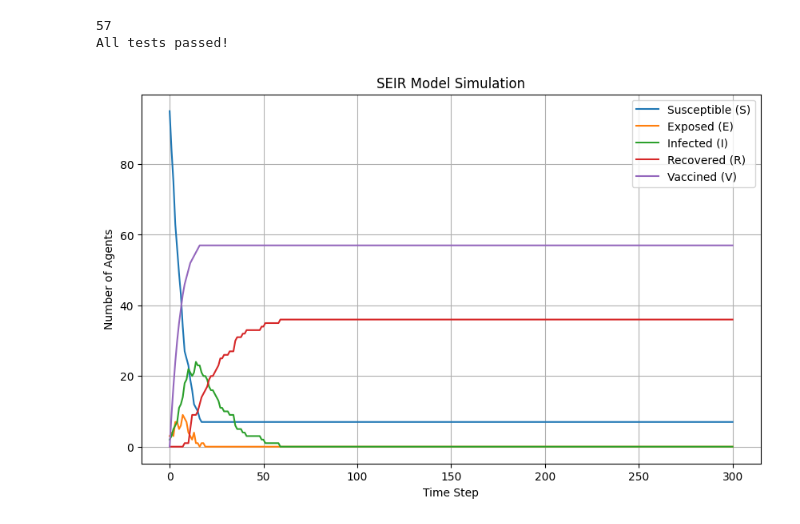
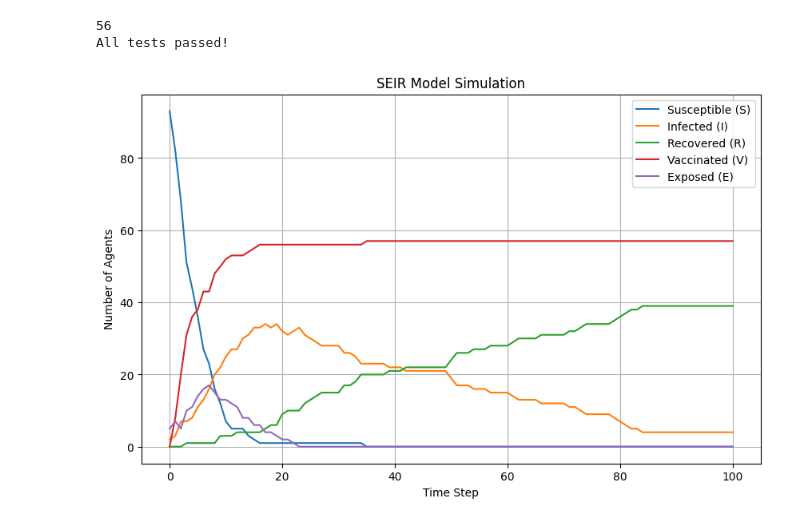
Before and after one commit to Vicks0712/Dynamic-Agent-Based-Simulations-for-SIR-Models, a Jupyter notebook: test.ipynb, the cells around one changed output. Drawn from its saved outputs; the diff is of its cells as text; code cells hidden in the pictures.

```diff
--- a/test.ipynb
+++ b/test.ipynb
@@ -90,18 +92,18 @@ import matplotlib.pyplot as plt
 
 def run_sirsv_simulation(
     num_nodes=100,
-    avg_node_degree=4,
+    avg_node_degree=6,
     initial_outbreak_size=5,
-    virus_spread_chance=0.2,
-    virus_check_frequency=0.4,
-    recovery_chance=0.3,
-    gain_resistance_chance=0.3,
-    immunity_loss_chance=0.3,
+    virus_spread_chance=0.35,
+    virus_check_frequency=0.6,
+    recovery_chance=0.05,
+    gain_resistance_chance=0.45,
+    immunity_loss_chance=0.05,
     seed=42,
     steps=50,
-    vaccination_chance=0.05,
+    vaccination_chance=0.1,
     vaccination_method="Most Popular",
-    vaccine_loss_chance=0.65
+    vaccine_loss_chance=0.001
 ):
     """
     Run a simulation of the SIRSV model.
@@ -146,7 +148,7 @@ def plot_sirsv_results(data):
     plt.plot(data["Susceptible"], label="Susceptible (S)")
     plt.plot(data["Infected"], label="Infected (I)")
     plt.plot(data["Recovered"], label="Recovered (R)")
-    plt.plot(data["Vaccinated"], label="Vaccined (V)")
+    plt.plot(data["Vaccinated"], label="Vaccinated (V)")
     plt.xlabel("Time Step")
     plt.ylabel("Number of Agents")
     plt.title("SIRS Model Simulation")
@@ -170,7 +172,7 @@ def test_sirsv_simulation():
 
 # Run the test and plot the results
 test_sirsv_simulation()
-results = run_sirsv_simulation(steps=50)
+results = run_sirsv_simulation(steps=100)
 plot_sirsv_results(results)
 # %% [output]
 All tests passed!
@@ -181,18 +183,18 @@ import matplotlib.pyplot as plt
 
 def run_seirv_simulation(
     num_nodes=100,
-    avg_node_degree=5,
-    initial_exposed_size=3,
+    avg_node_degree=6,
+    initial_exposed_size=5,
     initial_infected_size=2,
-    virus_spread_chance=0.2,
-    virus_check_frequency=0.5,
-    exposure_to_infection_chance=0.4,
-    recovery_chance=0.15,
-    gain_resistance_chance=0.8,
+    virus_spread_chance=0.35,
+    virus_check_frequency=0.6,
+    exposure_to_infection_chance=0.2,
+    recovery_chance=0.05,
+    gain_resistance_chance=0.45,
     vaccination_chance=0.1,
-    vaccination_strategy="Random",
-    seed=120,
-    steps=50,
+    vaccination_strategy="Most Popular",
+    seed=42,
+    steps=100,
 
 ):
     """
@@ -236,40 +238,40 @@ def plot_seirv_results(data):
     """
     plt.figure(figsize=(10, 6))
     plt.plot(data["Susceptible"], label="Susceptible (S)")
-    plt.plot(data["Exposed"], label="Exposed (E)")
     plt.plot(data["Infected"], label="Infected (I)")
     plt.plot(data["Recovered"], label="Recovered (R)")
-    plt.plot(data["Vaccinated"], label="Vaccined (V)")
+    plt.plot(data["Vaccinated"], label="Vaccinated (V)")
+    plt.plot(data["Exposed"], label="Exposed (E)")
     plt.xlabel("Time Step")
     plt.ylabel("Number of Agents")
     plt.title("SEIR Model Simulation")
     plt.legend()
     plt.grid(True)
     plt.show()
 
 def test_seirv_simulation():
     """
     Test the SEIR model simulation for basic correctness.
     """
     data = run_seirv_simulation()
 
     # Basic assertions to ensure the simulation is working as expected
     assert not data.empty, "Simulation produced no data"
     assert data["Exposed"].max() > 0, "No exposures occurred"
     assert data["Infected"].max() > 0, "No infections occurred"
     assert data["Recovered"].max() >= 0, "Resistance values are invalid"
     assert data["Susceptible"].min() >= 0, "Negative susceptible values found"
     print(data["Vaccinated"][30])
     print("All tests passed!")
 
 # Run the test and plot the results
 test_seirv_simulation()
-results = run_seirv_simulation(steps=300)
+results = run_seirv_simulation(steps=100)
 plot_seirv_results(results)
 # %% [output]
-57
+56
 All tests passed!
-[figure, old version]
+[figure, new version]
 # %%
 from src.webapp.views.seirv.components.SEIRVGraph import SEIRVGraph
 import matplotlib.pyplot as plt
```
Also changed, not shown: parts of 4 cells of this notebook, 9 other files.
